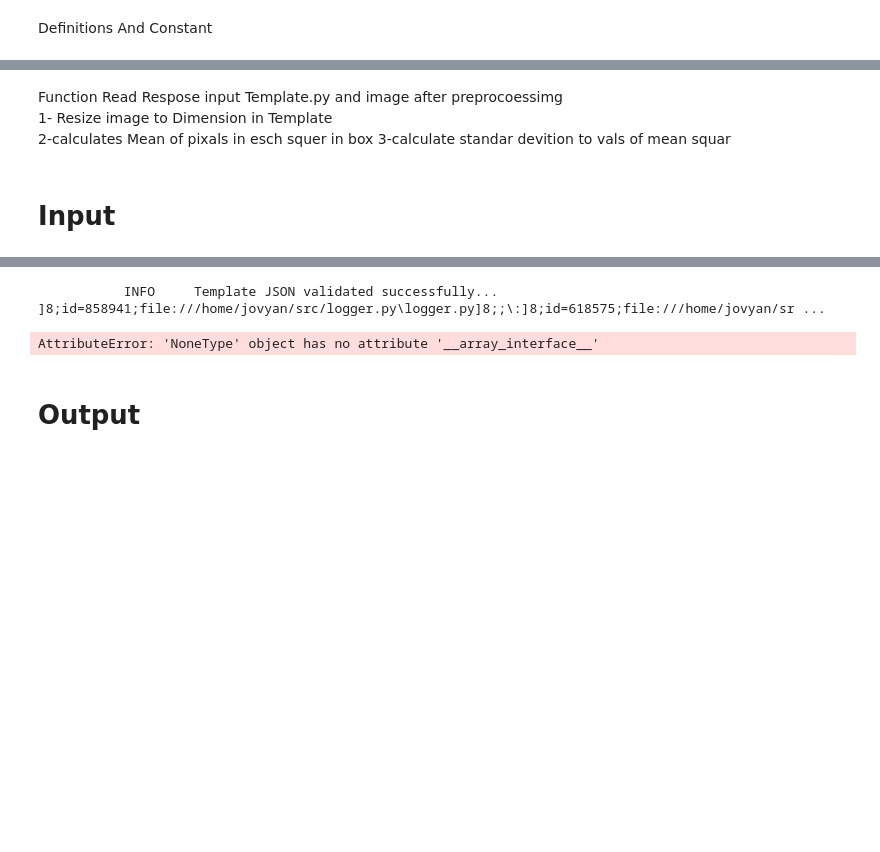
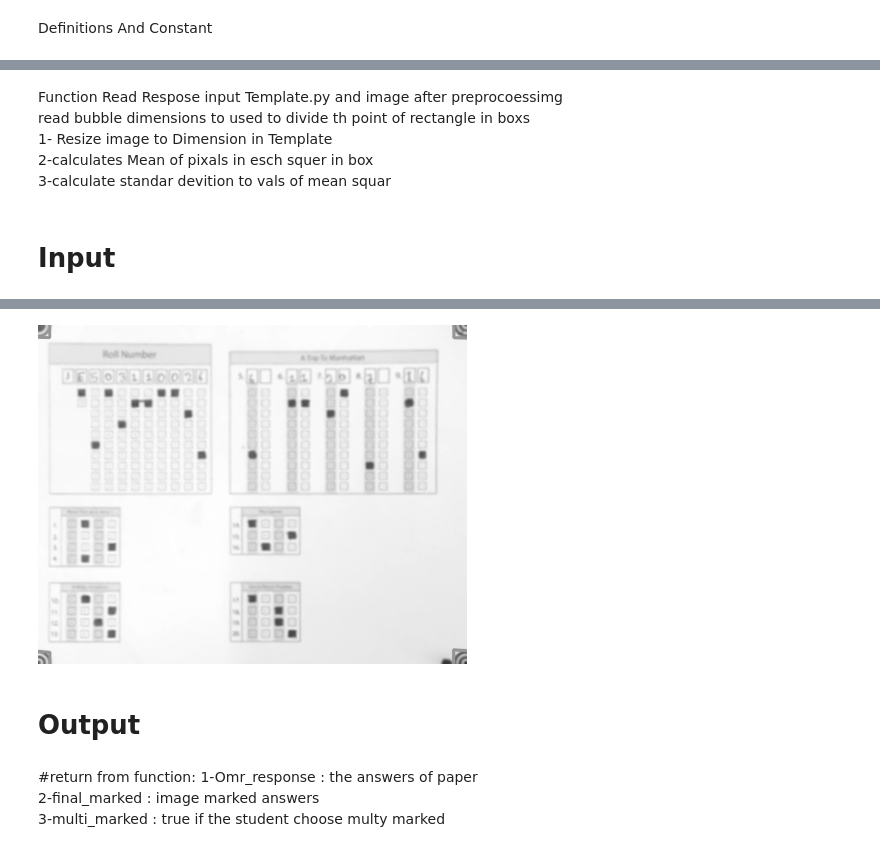
Before and after one commit to Udayraj123/OMRChecker, a Jupyter notebook: OMR V2.ipynb, the cells around one changed output, grey strips where cells are left out. Drawn from its saved outputs; the diff is of its cells as text; code cells hidden in the pictures; blank space fills up the shorter version.

```diff
--- a/OMR V2.ipynb
+++ b/OMR V2.ipynb
@@ -260,9 +285,10 @@ def normalize_util(img, alpha=0, beta=255):
                     'GaussianBlur', 'Levels']
 # %% [markdown]
 Function Read Respose input Template.py  and image after preprocoessimg <br />
+read bubble dimensions to used to divide th point of rectangle in boxs <br />
 1- Resize image to Dimension in Template <br />
-2-calculates Mean of pixals in esch squer in box
-3-calculate standar devition to vals of mean squar
+2-calculates Mean of pixals in esch squer in box <br />
+3-calculate standar devition to vals of mean squar <br />
 # %%
 def read_response(template,image, name, save_dir=None):
             img = image.copy()
@@ -440,10 +466,12 @@ def read_response(template,image, name, save_dir=None):
 # Input
 # %%
 
-name = "sheet1.jpg" # name of image
+name = "result_image.jpg" # name of image
+#image returnes from preprocessing
 image = cv2.imread("result_image.jpg")
 # ⛔️ AttributeError: module 'json' has no attribute 'loads'
 template = t.Template
-template.__init__(template,"input/scanar/template.json",PROCESSOR_MANAGER.processors)
+#must enter path of template input sample not template processsing
+template.__init__(template,"samples/sample1/template.json",PROCESSOR_MANAGER.processors)
 display(Image.fromarray(image))
 # %% [output]
@@ -452,7 +480,11 @@ display(Image.fromarray(image))
-           INFO     Template JSON validated successfully...                                            ]8;id=858941;file:///home/jovyan/src/logger.py\logger.py]8;;\:]8;id=618575;file:///home/jovyan/sr ...
-AttributeError: 'NoneType' object has no attribute '__array_interface__'
+[figure, added]
 # %% [markdown]
 # Output
+# %% [markdown]
+#return from function:
+1-Omr_response : the answers of paper <br />
+2-final_marked : image marked answers <br >
+3-multi_marked : true if the student choose multy marked <br />
 # %%
 omr_response, final_marked, multi_marked, multi_roll=read_response(template,image, name, save_dir=None)
 display(Image.fromarray(final_marked))
```
Also changed, not shown: parts of 8 cells of this notebook.
